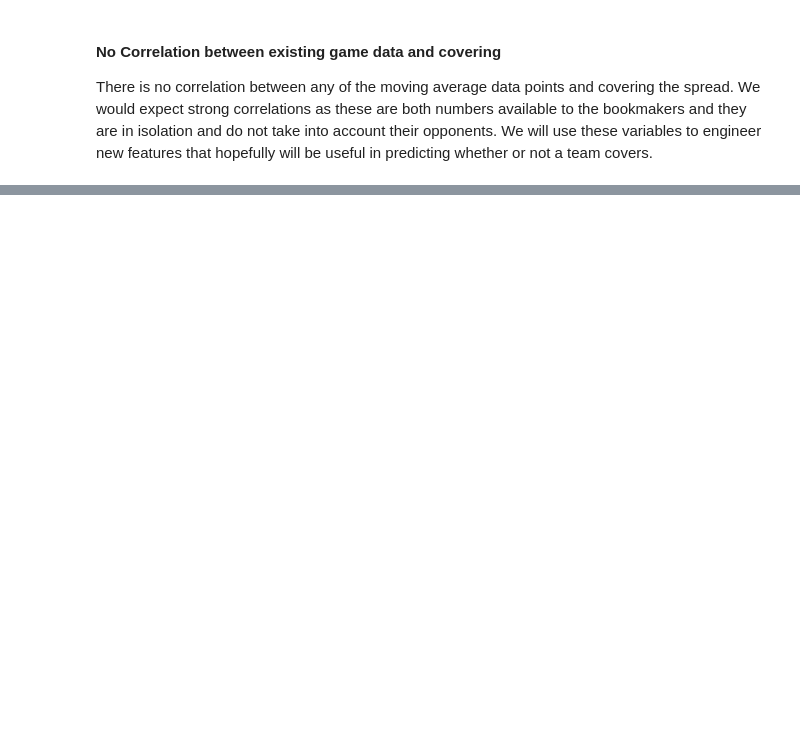
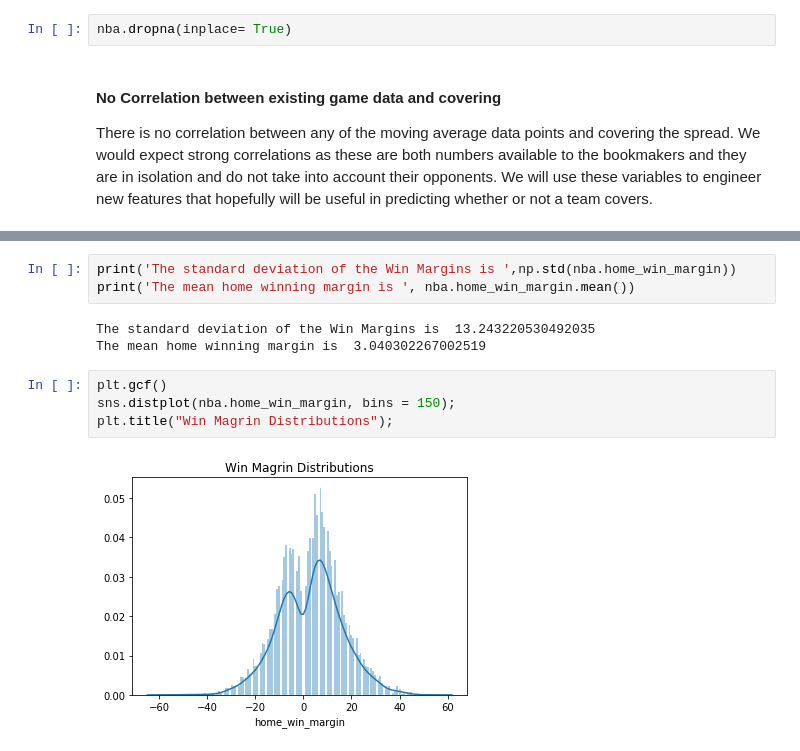
Before and after one commit to bryanco1966/Sports-Modeling, a Jupyter notebook: NBA_feature engineering.ipynb, the cells around one changed output, grey strips where cells are left out. Saved outputs shown, nothing was run; the diff lists cells and outputs as text; blank space fills up the shorter version.

```diff
--- a/NBA_feature engineering.ipynb
+++ b/NBA_feature engineering.ipynb
@@ -32,3 +27,5 @@ Index(['index', 'dataset', 'date', 'teams', 'venue', 'rest_days',
+# %%
+nba.dropna(inplace= True)
 # %% [markdown]
 #### No Correlation between existing game data and covering
 
@@ -35,0 +39,12 @@ There is no correlation between any of the moving average data points and coveri
+# %%
+print('The standard deviation of the Win Margins is ',np.std(nba.home_win_margin))
+print('The mean home winning margin is ', nba.home_win_margin.mean())
+# %% [output]
+The standard deviation of the Win Margins is  13.243220530492035
+The mean home winning margin is  3.040302267002519
+# %%
+plt.gcf()
+sns.distplot(nba.home_win_margin, bins = 150);
+plt.title("Win Magrin Distributions");
+# %% [output]
+[figure, added]
```
Also changed, not shown: parts of 45 cells of this notebook, 11 other files.
